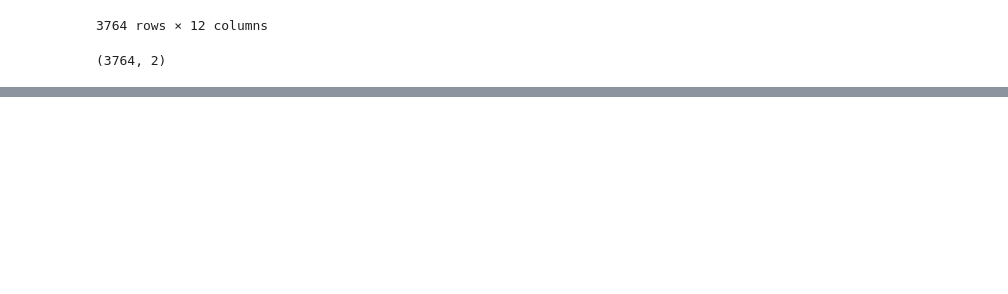
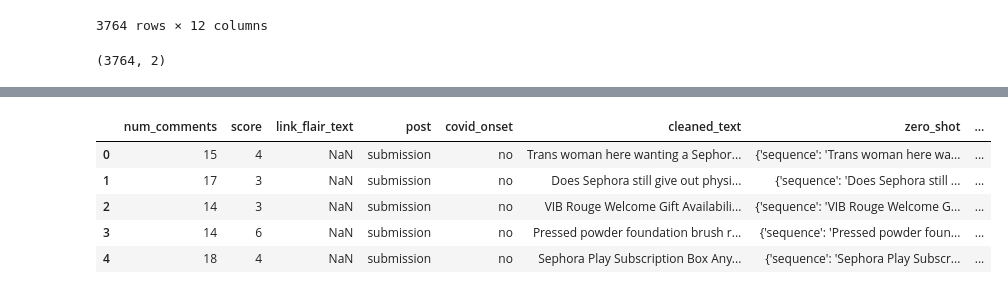
Before and after one commit to yshuyi/capstone, a Jupyter notebook: 04cii_zeroshot(final).ipynb, the cells around one changed output, grey strips where cells are left out. Saved outputs shown, nothing was run; the diff lists cells and outputs as text; code cells hidden in the pictures; blank space fills up the shorter version.

```diff
--- a/04cii_zeroshot(final).ipynb
+++ b/04cii_zeroshot(final).ipynb
@@ -122,2 +129,14 @@ df
 # %%
 pd.DataFrame(sep_zero_sent).to_csv('datasets/sep_zeroshot_sentana_bigger.csv', index=False)
+# %%
+pd.set_option('display.max_columns', 500)
+sep = pd.read_csv('datasets/sep_zeroshot_sentana_bigger.csv')
+# %%
+sep.head()
+# %% [output]
+|  | num_comments | score | link_flair_text | post | covid_onset | cleaned_text | zero_shot | ... |
+| 0 | 15 | 4 | NaN | submission | no | Trans woman here wanting a Sephor... | {'sequence': 'Trans woman here wa... | ... |
+| 1 | 17 | 3 | NaN | submission | no | Does Sephora still give out physi... | {'sequence': 'Does Sephora still ... | ... |
+| 2 | 14 | 3 | NaN | submission | no | VIB Rouge Welcome Gift Availabili... | {'sequence': 'VIB Rouge Welcome G... | ... |
+| 3 | 14 | 6 | NaN | submission | no | Pressed powder foundation brush r... | {'sequence': 'Pressed powder foun... | ... |
+| 4 | 18 | 4 | NaN | submission | no | Sephora Play Subscription Box Any... | {'sequence': 'Sephora Play Subscr... | ... |
```
Also changed, not shown: parts of 11 cells of this notebook.
